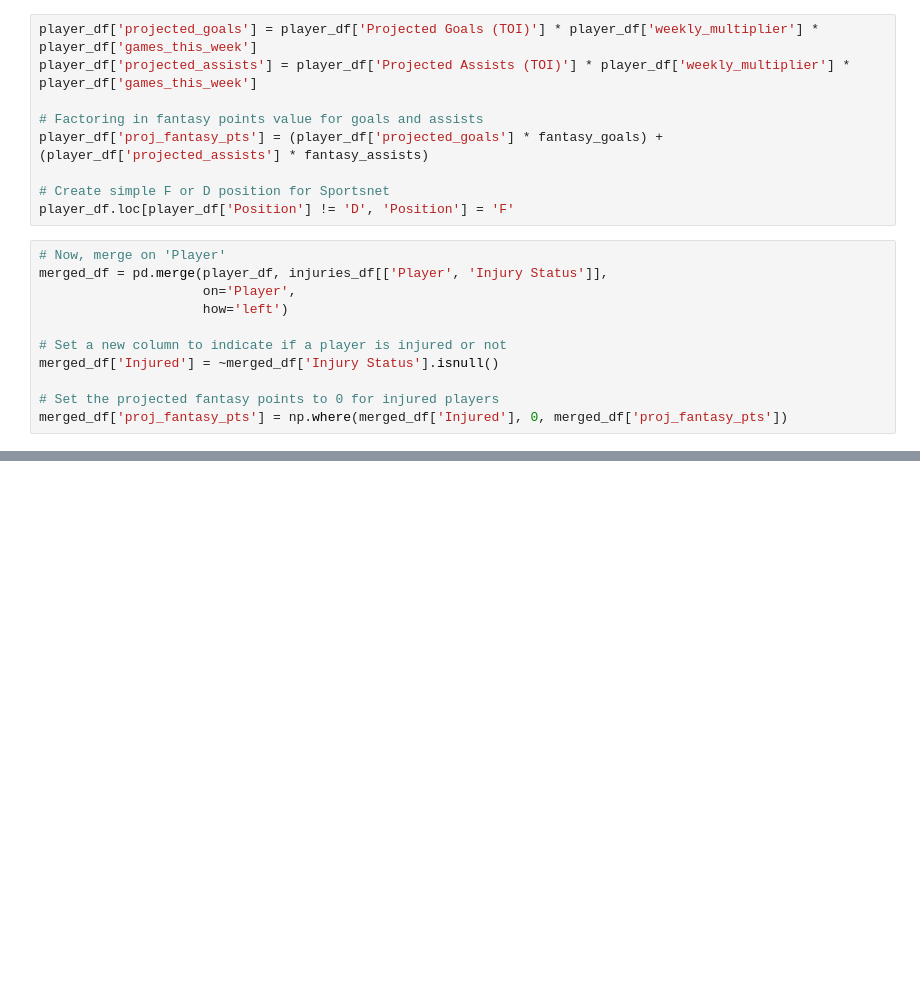
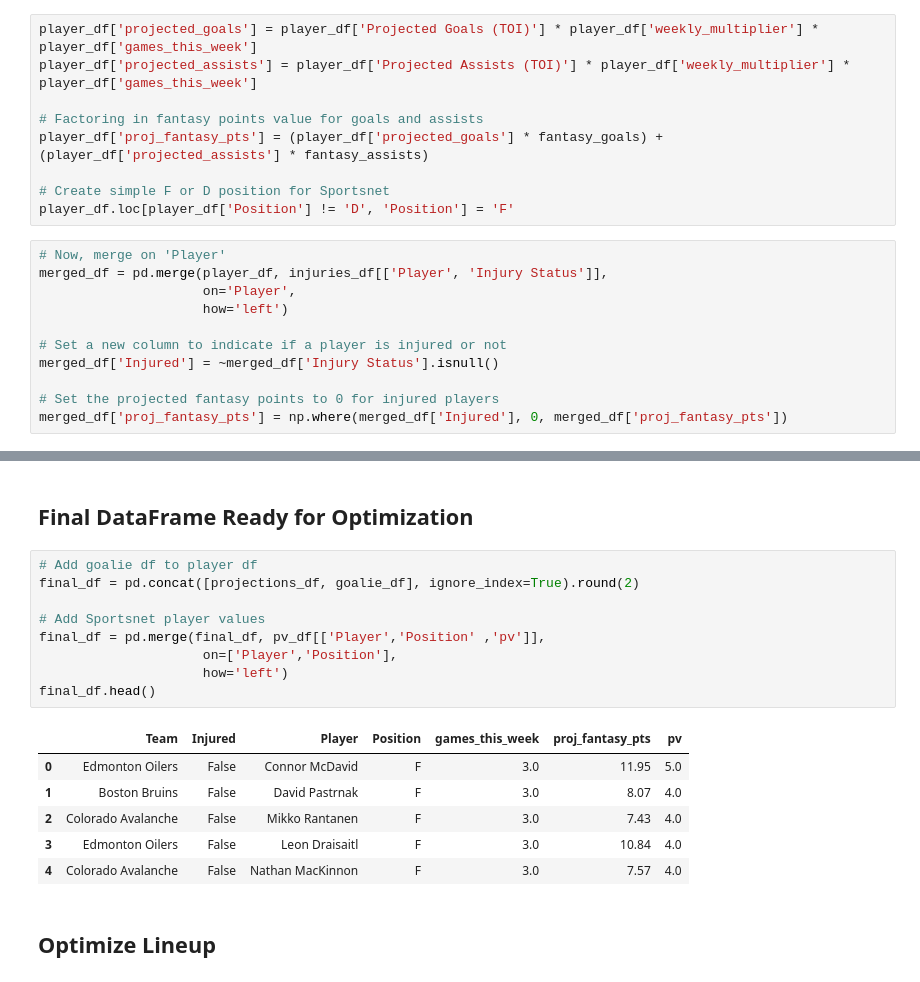
Before and after one commit to bolg55/NHL-Fantasy, a Jupyter notebook: NHL Fantasy Optimizer.ipynb, the cells around one changed output, grey strips where cells are left out. Drawn from its saved outputs; the diff is of its cells as text; blank space fills up the shorter version.

```diff
--- a/NHL Fantasy Optimizer.ipynb
+++ b/NHL Fantasy Optimizer.ipynb
@@ -472,0 +424,20 @@ goalies = 2
+# %% [markdown]
+## Final DataFrame Ready for Optimization
+# %%
+# Add goalie df to player df
+final_df = pd.concat([projections_df, goalie_df], ignore_index=True).round(2)
+
+# Add Sportsnet player values
+final_df = pd.merge(final_df, pv_df[['Player','Position' ,'pv']],
+                     on=['Player','Position'],
+                     how='left')
+final_df.head()
+# %% [output]
+|  | Team | Injured | Player | Position | games_this_week | proj_fantasy_pts | pv |
+| 0 | Edmonton Oilers | False | Connor McDavid | F | 3.0 | 11.95 | 5.0 |
+| 1 | Boston Bruins | False | David Pastrnak | F | 3.0 | 8.07 | 4.0 |
+| 2 | Colorado Avalanche | False | Mikko Rantanen | F | 3.0 | 7.43 | 4.0 |
+| 3 | Edmonton Oilers | False | Leon Draisaitl | F | 3.0 | 10.84 | 4.0 |
+| 4 | Colorado Avalanche | False | Nathan MacKinnon | F | 3.0 | 7.57 | 4.0 |
+# %% [markdown]
+## Optimize Lineup
```
Also changed, not shown: parts of 27 cells of this notebook.
